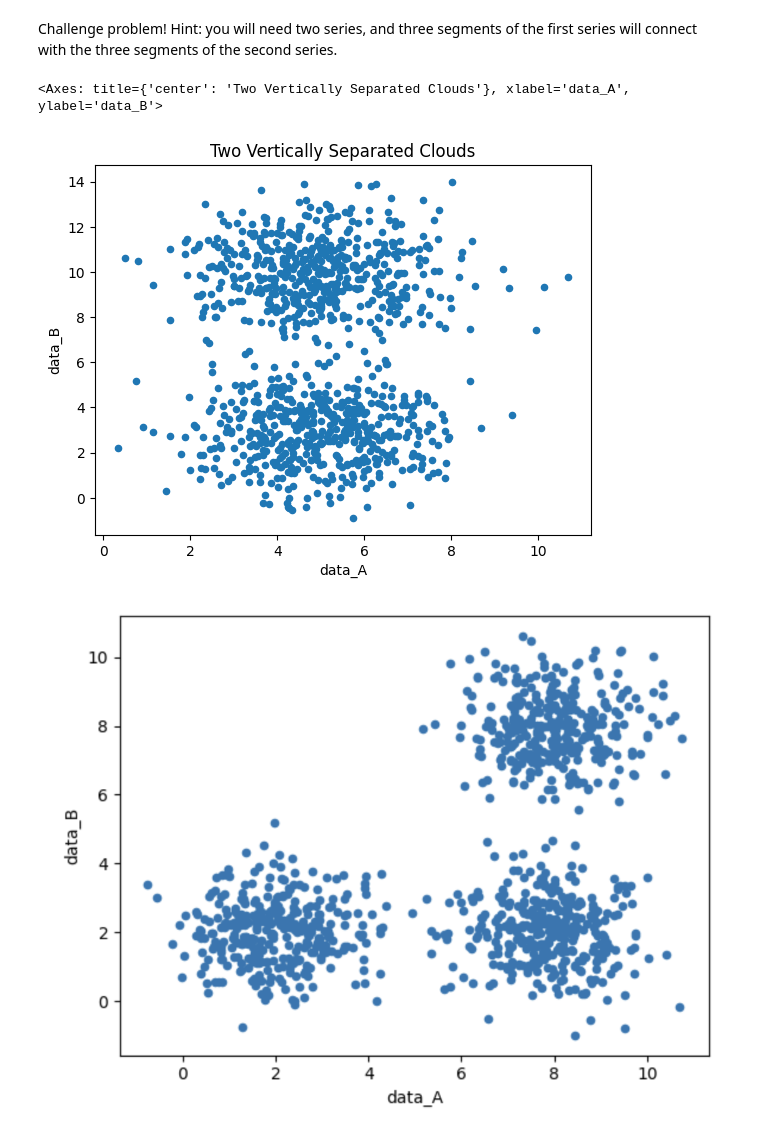
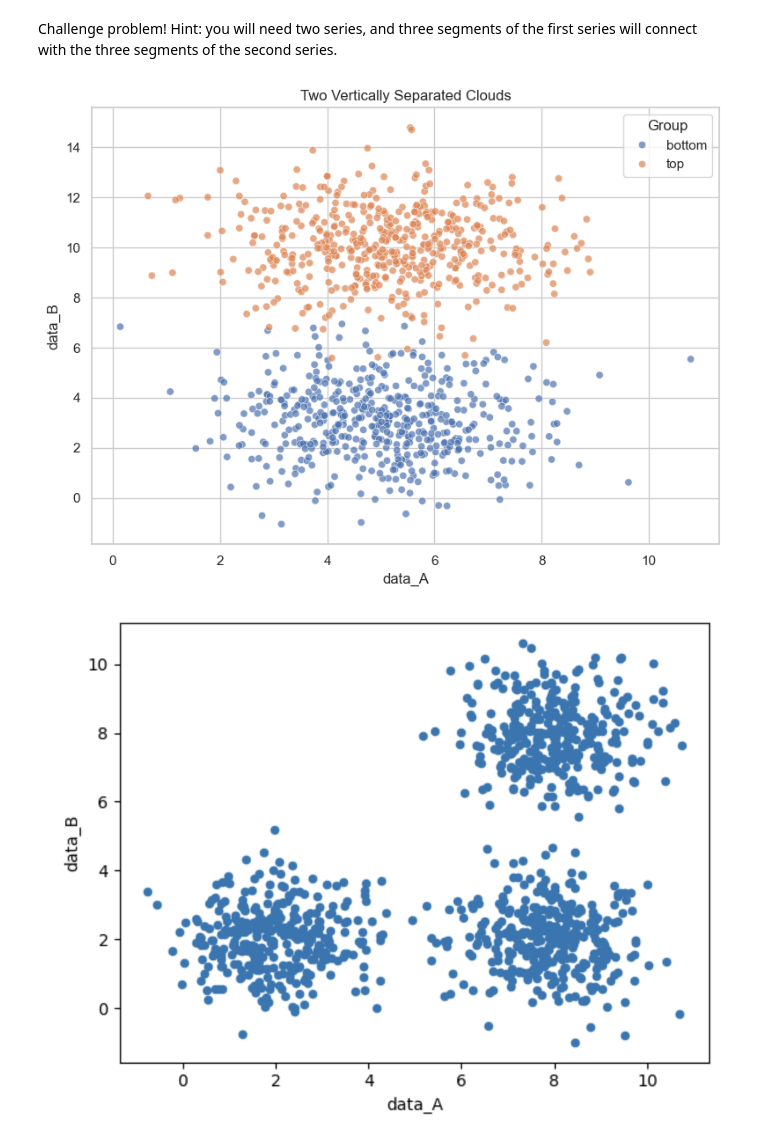
Before and after one commit to abcbbong/699_O2, a Jupyter notebook: OMDS-MODB2-Week5-Lee-JaeHoon.ipynb, the cells around one changed output. Saved outputs shown, nothing was run; the diff lists cells and outputs as text; code cells hidden in the pictures.

```diff
--- a/OMDS-MODB2-Week5-Lee-JaeHoon.ipynb
+++ b/OMDS-MODB2-Week5-Lee-JaeHoon.ipynb
@@ -207,26 +207,46 @@ Image("twoclouds.png")
 Challenge problem!  Hint: you will need two series, and three segments of the first series will connect with the three segments of the second series.
 # %%
 # Set the number of data points per cloud
+np.random.seed(42)
 num_points_per_cloud = 500
 
 # Generate data for the first cloud (bottom)
 x1 = np.random.normal(loc=5, scale=1.5, size=num_points_per_cloud)
 y1 = np.random.normal(loc=3, scale=1.5, size=num_points_per_cloud)
 
 # Generate data for the second cloud (top)
 x2 = np.random.normal(loc=5, scale=1.5, size=num_points_per_cloud)
 y2 = np.random.normal(loc=10, scale=1.5, size=num_points_per_cloud)
 
 # Combine the two data groups
 combined_x = np.concatenate([x1, x2])
 combined_y = np.concatenate([y1, y2])
+labels = ['bottom'] * num_points_per_cloud + ['top'] * num_points_per_cloud
+
+df_two_clouds = pd.DataFrame({
+    'data_A': combined_x,
+    'data_B': combined_y,
+    'group': labels
+})
 
 # Create a DataFrame and visualize
-df_two_clouds = pd.DataFrame({'data_A': combined_x, 'data_B': combined_y})
-df_two_clouds.plot.scatter(x='data_A', y='data_B', title='Two Vertically Separated Clouds')
+sns.set(style="whitegrid")
+plt.figure(figsize=(8, 6))
+ax = sns.scatterplot(
+    data=df_two_clouds,
+    x='data_A',
+    y='data_B',
+    hue='group',
+    alpha=0.7
+)
+ax.set_title('Two Vertically Separated Clouds')
+ax.set_xlabel('data_A')
+ax.set_ylabel('data_B')
+plt.legend(title='Group')
+plt.tight_layout()
+plt.show()
 # %% [output]
-<Axes: title={'center': 'Two Vertically Separated Clouds'}, xlabel='data_A', ylabel='data_B'>
-[figure, old version]
+[figure, new version]
 # %%
 from IPython.display import Image
 Image("threeclouds.png")
```
Also changed, not shown: parts of 3 cells of this notebook.
